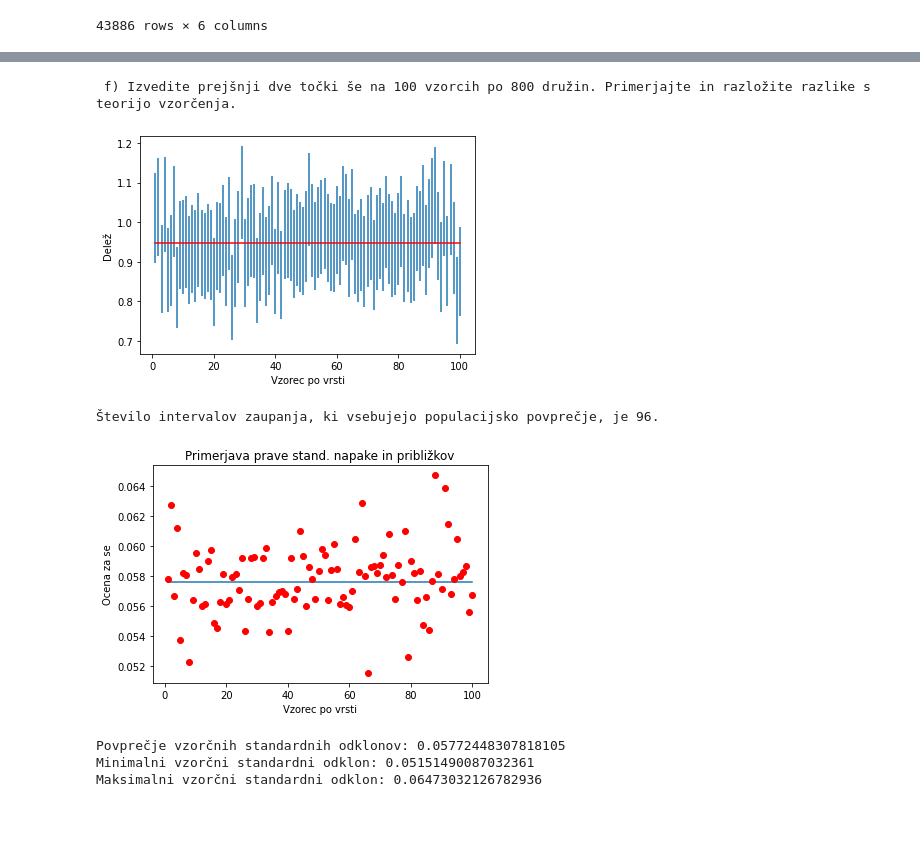
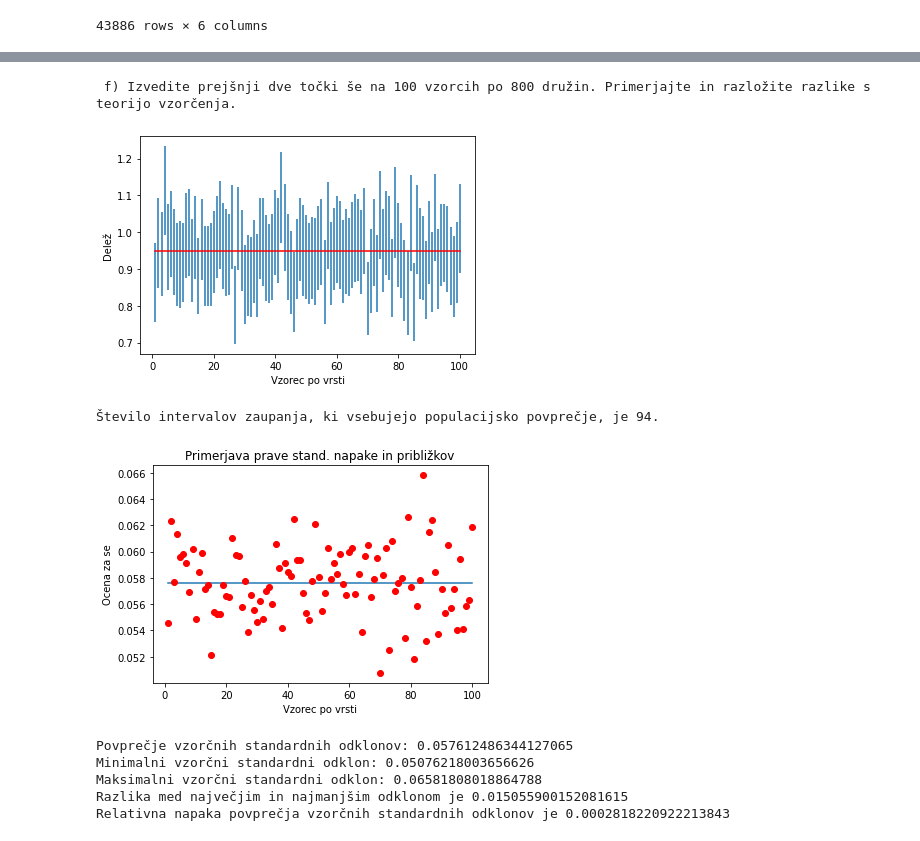
Before and after one commit to DejanPeric058/Seminarska-naloga-pri-Statistiki, a Jupyter notebook: 1. naloga.ipynb, the cells around one changed output, grey strips where cells are left out. Saved outputs shown, nothing was run; the diff lists cells and outputs as text; code cells hidden in the pictures.

```diff
--- a/1. naloga.ipynb
+++ b/1. naloga.ipynb
@@ -139,7 +142,6 @@ print('\n f) Izvedite prejšnji dve točki še na 100 vzorcih po 800 družin. Pr
     'razložite razlike s teorijo vzorčenja.\n')
 N = 43886
 n = 400
-alpha = 0.05
 stevilo_pokritij = 0
 stevilo_vzorcev = 100
 povprecja = []
@@ -152,42 +154,47 @@ for i in range(stevilo_vzorcev):
     povprecja.append(povprecje)
     standardna_napaka = np.sqrt((N-n)/(N*(n-1))*staty.moment(vzorec, 2))
     odstop = student_inv * standardna_napaka
     odstopanja.append(odstop)
     standardne_napake.append(standardna_napaka)
     if populacijsko_povprecje > povprecje - odstop and populacijsko_povprecje < povprecje + odstop:
         stevilo_pokritij += 1
-P1 = []
-P2 = []
+POVPRECJE = []
+NAPAKA = []
 for x in range(stevilo_vzorcev):
-    P1.append(populacijsko_povprecje)
-    P2.append(prava_standardna_napaka)
+    POVPRECJE.append(populacijsko_povprecje)
+    NAPAKA.append(prava_standardna_napaka)
 plt.xlabel('Vzorec po vrsti')
 plt.ylabel('Delež')
 plt.errorbar(range(1, stevilo_vzorcev + 1), povprecja, xerr=0, yerr=odstopanja, fmt='none')
-plt.plot(range(1,1 + stevilo_vzorcev), P1, 'r')
+plt.plot(range(1,1 + stevilo_vzorcev), POVPRECJE, 'r')
 plt.show()
 
 print('Število intervalov zaupanja, ki vsebujejo populacijsko povprečje, je ' + str(stevilo_pokritij) + '.')
 
 povprecje_standardnih_napak = np.average(standardne_napake)
 max_std = max(standardne_napake)
 min_std = min(standardne_napake)
+r_odklon = abs(1-povprecje_standardnih_napak/prava_standardna_napaka)
 
 plt.title('Primerjava prave stand. napake in približkov')
 plt.xlabel('Vzorec po vrsti')
 plt.ylabel('Ocena za se')
-plt.plot(range(1, stevilo_vzorcev + 1), P2)
+plt.plot(range(1, stevilo_vzorcev + 1), NAPAKA)
 plt.plot(range(1, stevilo_vzorcev + 1), standardne_napake, 'ro')
 plt.show()
 
 print('Povprečje vzorčnih standardnih odklonov: ' + str(povprecje_standardnih_napak))
 print('Minimalni vzorčni standardni odklon: ' + str(min_std))
 print('Maksimalni vzorčni standardni odklon: ' + str(max_std))
+print('Razlika med največjim in najmanjšim odklonom je ' + str(max_std - min_std))
+print('Relativna napaka povprečja vzorčnih standardnih odklonov je ' + str(r_odklon))
 # %% [output]
  f) Izvedite prejšnji dve točki še na 100 vzorcih po 800 družin. Primerjajte in razložite razlike s teorijo vzorčenja.
-[figure, old version]
+[figure, new version]
-Število intervalov zaupanja, ki vsebujejo populacijsko povprečje, je 96.
+Število intervalov zaupanja, ki vsebujejo populacijsko povprečje, je 94.
-[figure, old version]
+[figure, new version]
-Povprečje vzorčnih standardnih odklonov: 0.05772448307818105
-Minimalni vzorčni standardni odklon: 0.05151490087032361
-Maksimalni vzorčni standardni odklon: 0.06473032126782936
+Povprečje vzorčnih standardnih odklonov: 0.057612486344127065
+Minimalni vzorčni standardni odklon: 0.05076218003656626
+Maksimalni vzorčni standardni odklon: 0.06581808018864788
+Razlika med največjim in najmanjšim odklonom je 0.015055900152081615
+Relativna napaka povprečja vzorčnih standardnih odklonov je 0.0002818220922213843
```
Also changed, not shown: parts of 5 cells of this notebook.
